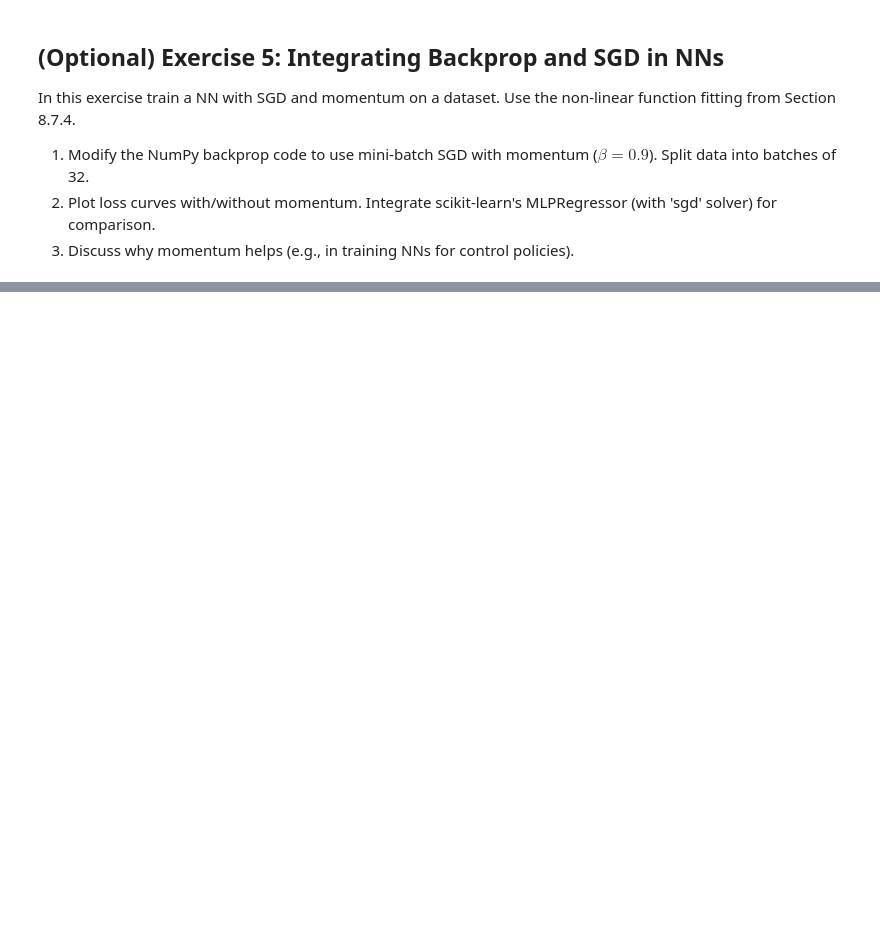
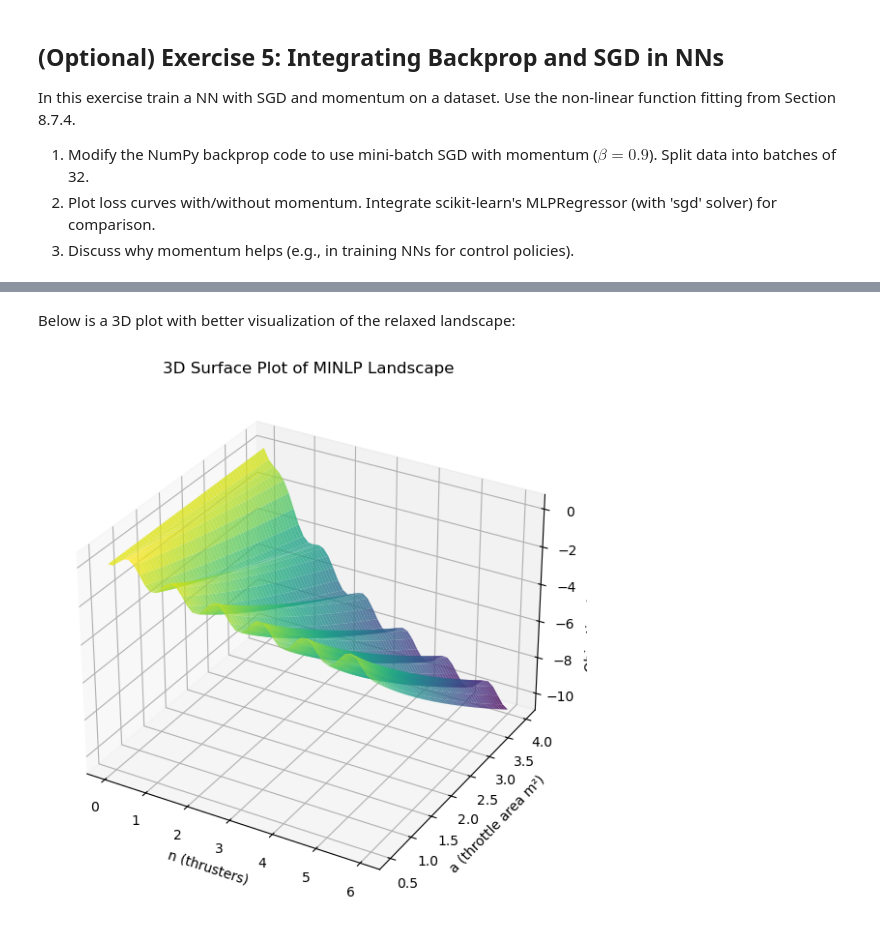
Before and after one commit to Leibniz-IWT/comp_eng, a Jupyter notebook: notebooks/09_tutorials-optimization.ipynb, the cells around one changed output, grey strips where cells are left out. Saved outputs shown, nothing was run; the diff lists cells and outputs as text; code cells hidden in the pictures; blank space fills up the shorter version.

```diff
--- a/notebooks/09_tutorials-optimization.ipynb
+++ b/notebooks/09_tutorials-optimization.ipynb
@@ -625,0 +948,42 @@ NameError: name 'MLPRegressor' is not defined
+# %% [markdown]
+Below is a 3D plot with better visualization of the relaxed landscape:
+# %%
+# Import necessary libraries
+import numpy as np
+import matplotlib.pyplot as plt
+from mpl_toolkits.mplot3d import Axes3D
+
+# Define variables from the provided code
+a_lb = 0.5
+a_ub = 4.0
+n_lb = 0
+n_ub = 6
+
+def eff_obj(z, mu=1.0):
+    n, a = z
+    k, c, d = 10, 5, 2
+    thrust_eff = n * k * a**0.8
+    cost = c + n * d
+    penalty = mu * np.sin(np.pi * n)**2  # Integer relaxation
+    return - (thrust_eff / cost) + penalty if cost > 0 else 0
+
+# Generate grid
+n_vals = np.linspace(n_lb, n_ub, 50)
+a_vals = np.linspace(a_lb, a_ub, 50)
+N, A = np.meshgrid(n_vals, a_vals)
+F = np.vectorize(lambda n,a: eff_obj([n,a]))(N, A)
+
+# Create 3D plot
+fig = plt.figure(figsize=(10, 7))
+ax = fig.add_subplot(111, projection='3d')
+ax.plot_surface(N, A, F, cmap='viridis', alpha=0.8)
+
+# Labels and title
+ax.set_xlabel('n (thrusters)')
+ax.set_ylabel('a (throttle area m²)')
+ax.set_zlabel('Objective (-efficiency)')
+ax.set_title('3D Surface Plot of MINLP Landscape')
+
+plt.show()
+# %% [output]
+[figure, added]
```
Also changed, not shown: parts of 37 cells of this notebook.
